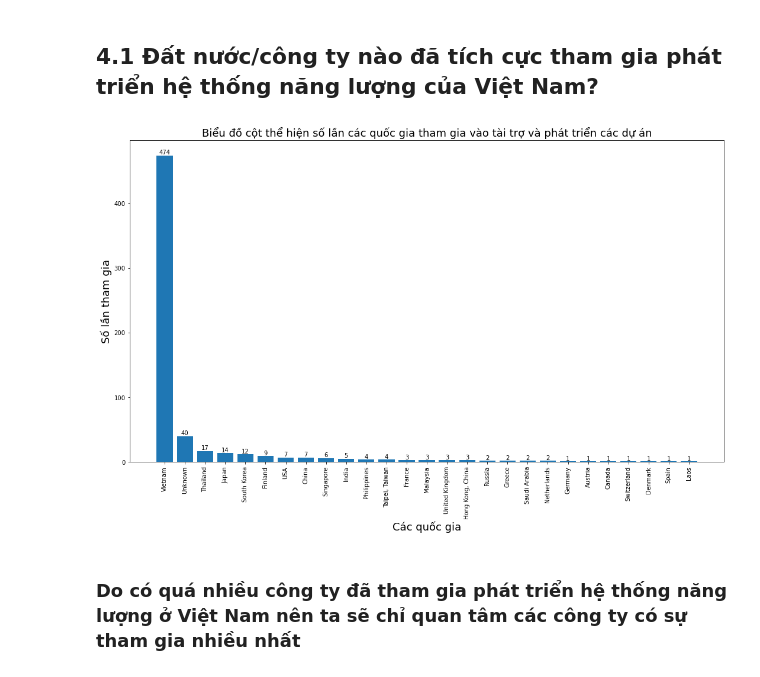
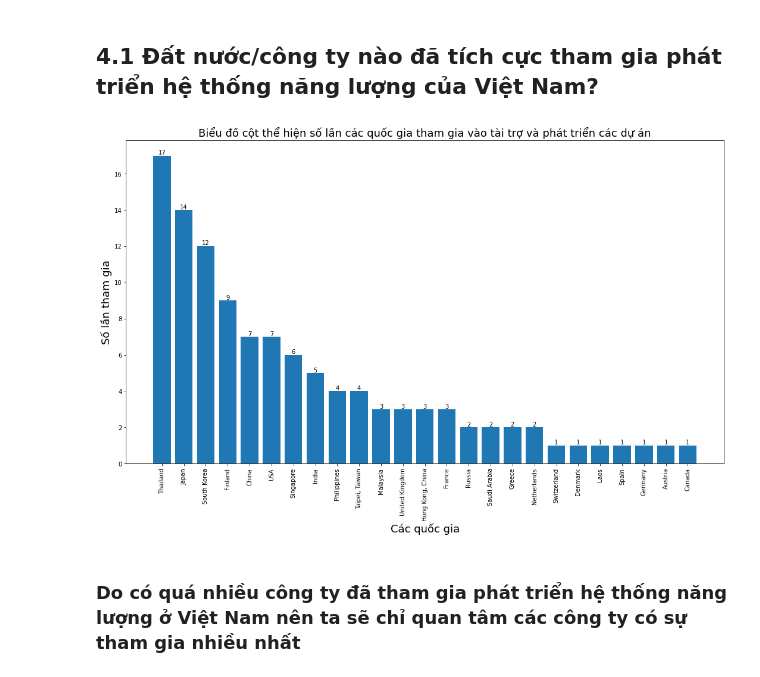
Before and after one commit to JustKidding2K/P4DS_FinalProject, a Jupyter notebook: Source.ipynb, the cells around one changed output. Saved outputs shown, nothing was run; the diff lists cells and outputs as text; code cells hidden in the pictures.

```diff
--- a/Source.ipynb
+++ b/Source.ipynb
@@ -437,15 +437,16 @@ Sau khi khám phá dữ liệu, ta đã hiểu hơn về dữ liệu. Bây giờ
 ## 4.1 Đất nước/công ty nào đã tích cực tham gia phát triển hệ thống năng lượng của Việt Nam?
 # %%
 fig, ax = plt.subplots(figsize=(18,10))
-p=ax.bar(sponsor_developer_countries['Country'],sponsor_developer_countries['Counts'])
+tmp=sponsor_developer_countries[(sponsor_developer_countries['Country']!='Vietnam')&(sponsor_developer_countries['Country']!='Unknown')]
+p=ax.bar(tmp['Country'],tmp['Counts'])
 ax.xaxis.set_tick_params(rotation=90)
 ax.bar_label(p)
 ax.set_title('Biểu đồ cột thể hiện số lần các quốc gia tham gia vào tài trợ và phát triển các dự án',fontsize=18)
 ax.set_xlabel('Các quốc gia',fontsize=18)
 ax.set_ylabel('Số lần tham gia',fontsize=18)
 plt.show()
 # %% [output]
-[figure, old version]
+[figure, new version]
 # %% [markdown]
 ### Do có quá nhiều công ty đã tham gia phát triển hệ thống năng lượng ở Việt Nam nên ta sẽ chỉ quan tâm các công ty có sự tham gia nhiều nhất
 # %%
```
Also changed, not shown: parts of 10 cells of this notebook, 2 other files.
